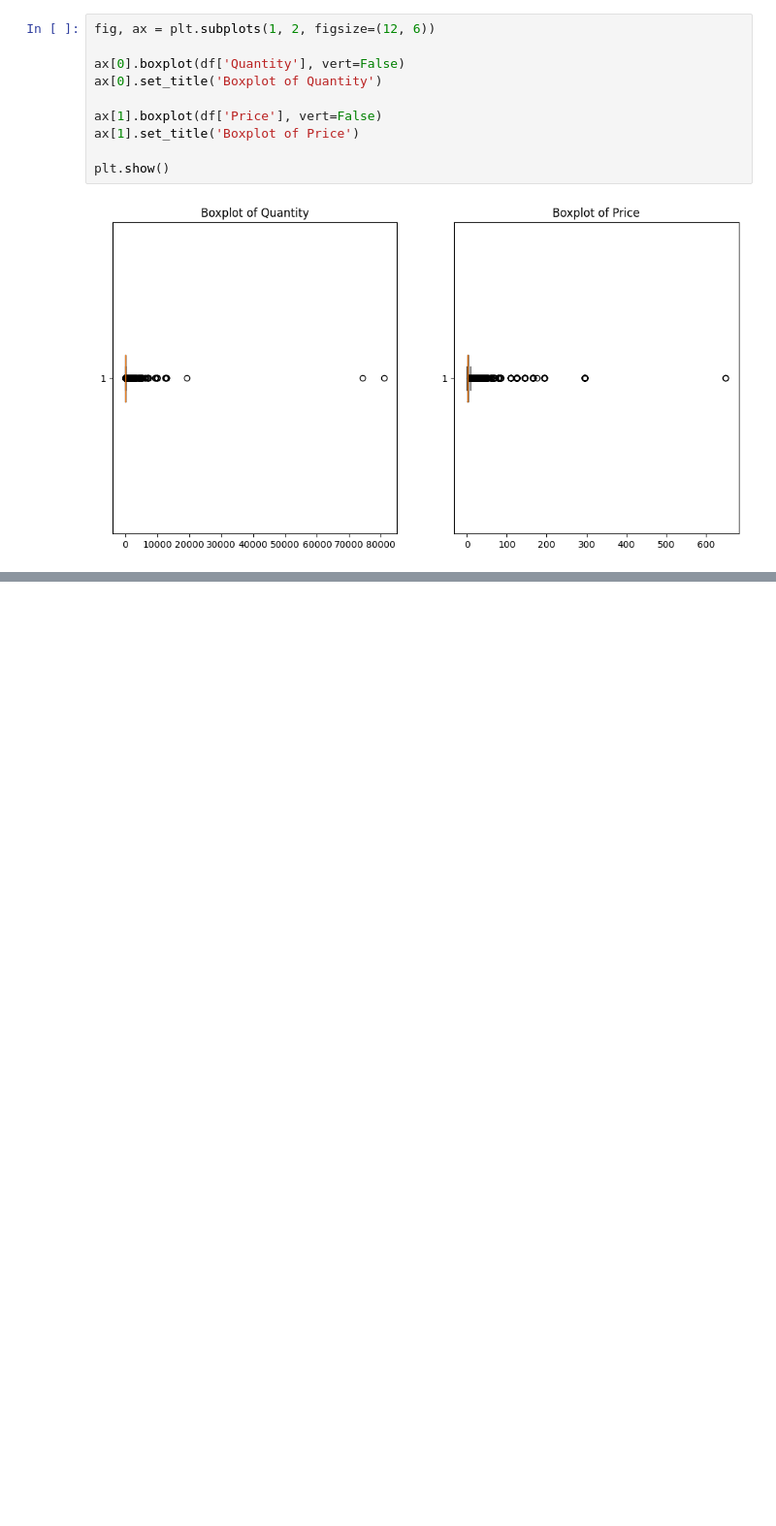
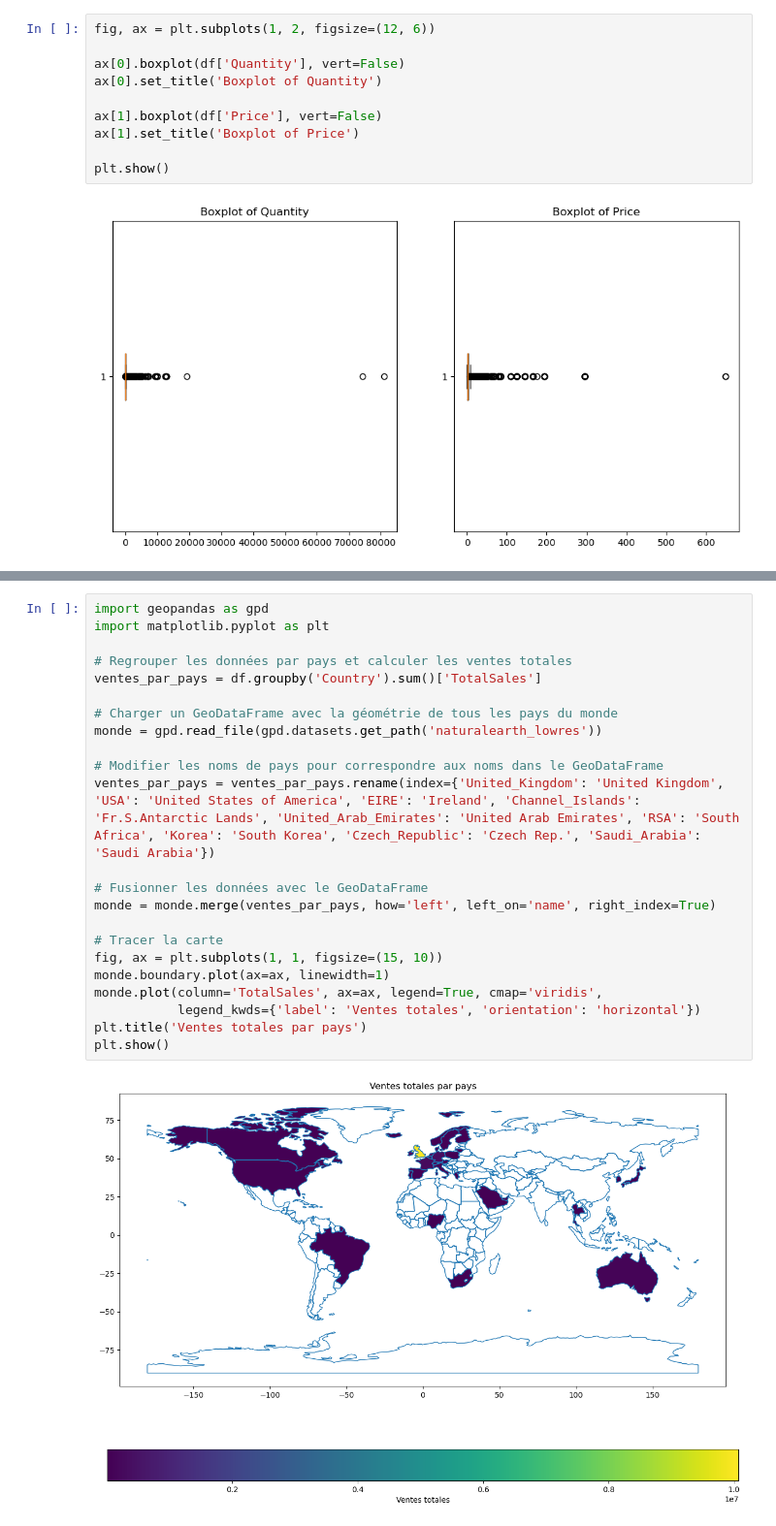
Before and after one commit to DonzerHD/Segmentation_Client, a Jupyter notebook: Notebooks/Partie_1_Segmentation_et_Visualisation/Analyse_des_données_T.ipynb, the cells around one changed output, grey strips where cells are left out. Shown at 97% size. Drawn from its saved outputs; the diff is of its cells as text; blank space fills up the shorter version.

Commit message:
Analyse de données

```diff
--- a/Notebooks/Partie_1_Segmentation_et_Visualisation/Analyse_des_données_T.ipynb
+++ b/Notebooks/Partie_1_Segmentation_et_Visualisation/Analyse_des_données_T.ipynb
@@ -133,0 +134,25 @@ plt.show()
+# %%
+import geopandas as gpd
+import matplotlib.pyplot as plt
+
+# Regrouper les données par pays et calculer les ventes totales
+ventes_par_pays = df.groupby('Country').sum()['TotalSales']
+
+# Charger un GeoDataFrame avec la géométrie de tous les pays du monde
+monde = gpd.read_file(gpd.datasets.get_path('naturalearth_lowres'))
+
+# Modifier les noms de pays pour correspondre aux noms dans le GeoDataFrame
+ventes_par_pays = ventes_par_pays.rename(index={'United_Kingdom': 'United Kingdom', 'USA': 'United States of America', 'EIRE': 'Ireland', 'Channel_Islands': 'Fr.S.Antarctic Lands', 'United_Arab_Emirates': 'United Arab Emirates', 'RSA': 'South Africa', 'Korea': 'South Korea', 'Czech_Republic': 'Czech Rep.', 'Saudi_Arabia': 'Saudi Arabia'})
+
+# Fusionner les données avec le GeoDataFrame
+monde = monde.merge(ventes_par_pays, how='left', left_on='name', right_index=True)
+
+# Tracer la carte
+fig, ax = plt.subplots(1, 1, figsize=(15, 10))
+monde.boundary.plot(ax=ax, linewidth=1)
+monde.plot(column='TotalSales', ax=ax, legend=True, cmap='viridis',
+           legend_kwds={'label': 'Ventes totales', 'orientation': 'horizontal'})
+plt.title('Ventes totales par pays')
+plt.show()
+# %% [output]
+[figure, added]
```
Also changed, not shown: parts of 9 cells of this notebook, 1 other file.
